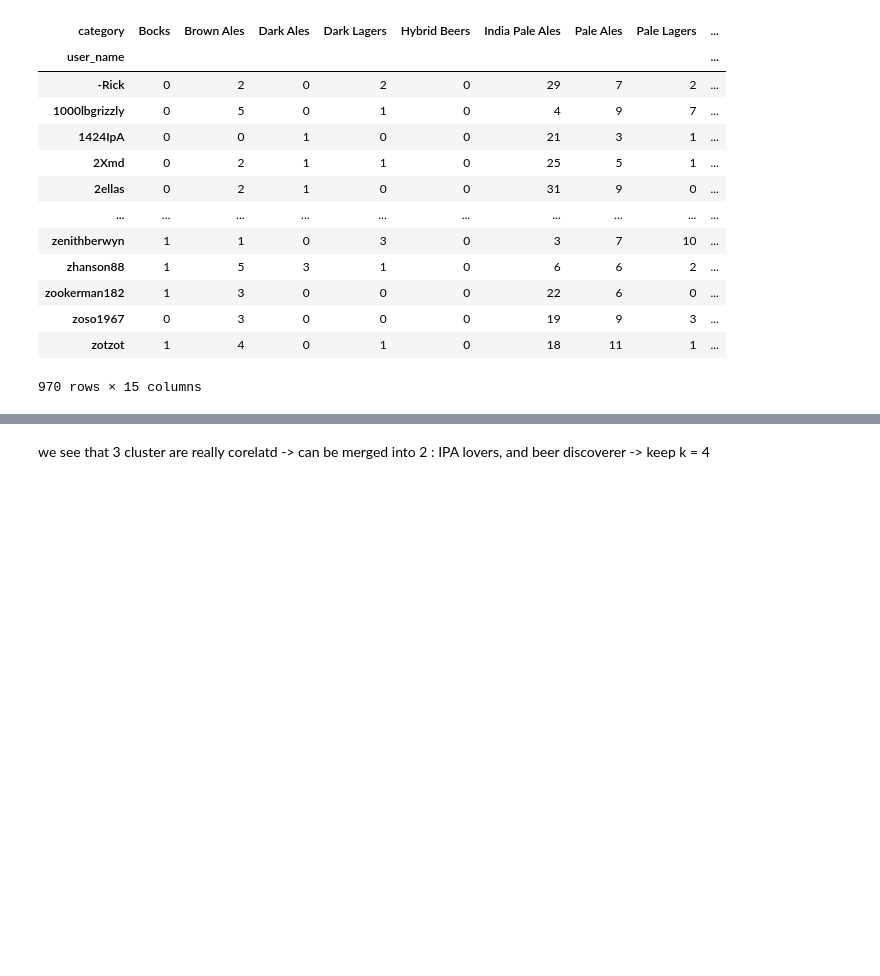
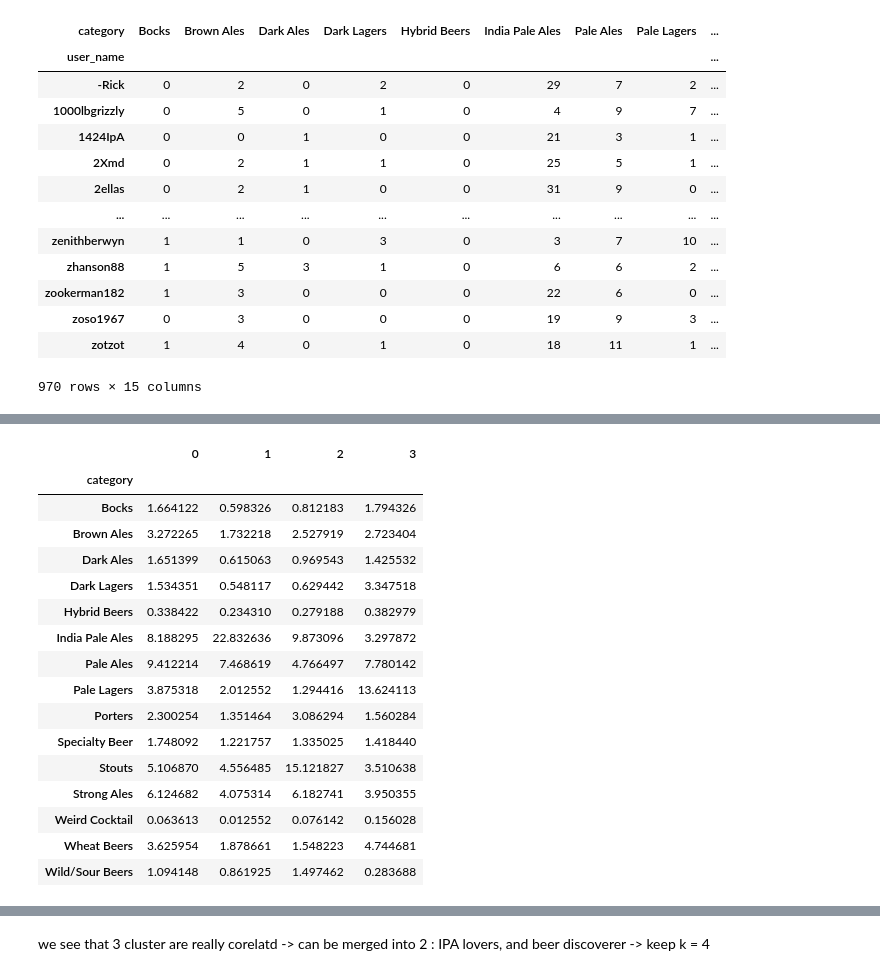
Before and after one commit to epfl-ada/ada-2022-project-radar, a Jupyter notebook: milestone3.ipynb, the cells around one changed output, grey strips where cells are left out. Saved outputs shown, nothing was run; the diff lists cells and outputs as text; code cells hidden in the pictures; blank space fills up the shorter version.

```diff
--- a/milestone3.ipynb
+++ b/milestone3.ipynb
@@ -499,0 +499,22 @@ Counter({3: 239, 1: 394, 0: 196, 2: 141})
+# %%
+df_cluster_beer = pd.DataFrame(our_clustering_4.cluster_centers_.T)
+df_cluster_beer.index = user_to_cat_first.columns
+df_cluster_beer
+# %% [output]
+|  | 0 | 1 | 2 | 3 |
+| category |  |  |  |  |
+| Bocks | 1.664122 | 0.598326 | 0.812183 | 1.794326 |
+| Brown Ales | 3.272265 | 1.732218 | 2.527919 | 2.723404 |
+| Dark Ales | 1.651399 | 0.615063 | 0.969543 | 1.425532 |
+| Dark Lagers | 1.534351 | 0.548117 | 0.629442 | 3.347518 |
+| Hybrid Beers | 0.338422 | 0.234310 | 0.279188 | 0.382979 |
+| India Pale Ales | 8.188295 | 22.832636 | 9.873096 | 3.297872 |
+| Pale Ales | 9.412214 | 7.468619 | 4.766497 | 7.780142 |
+| Pale Lagers | 3.875318 | 2.012552 | 1.294416 | 13.624113 |
+| Porters | 2.300254 | 1.351464 | 3.086294 | 1.560284 |
+| Specialty Beer | 1.748092 | 1.221757 | 1.335025 | 1.418440 |
+| Stouts | 5.106870 | 4.556485 | 15.121827 | 3.510638 |
+| Strong Ales | 6.124682 | 4.075314 | 6.182741 | 3.950355 |
+| Weird Cocktail | 0.063613 | 0.012552 | 0.076142 | 0.156028 |
+| Wheat Beers | 3.625954 | 1.878661 | 1.548223 | 4.744681 |
+| Wild/Sour Beers | 1.094148 | 0.861925 | 1.497462 | 0.283688 |
```
Also changed, not shown: parts of 20 cells of this notebook.
